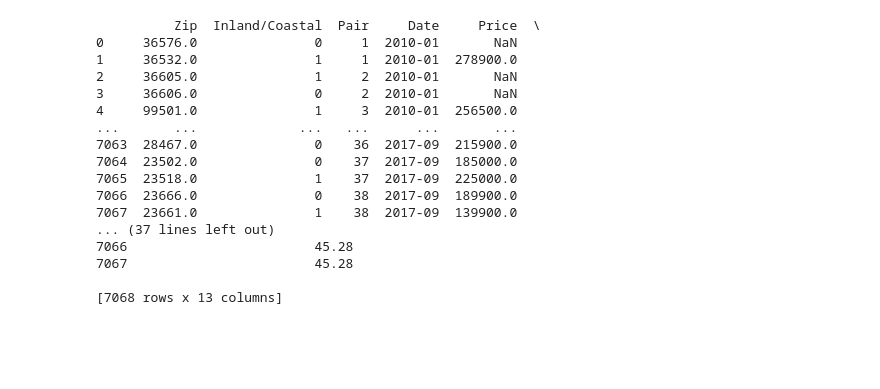
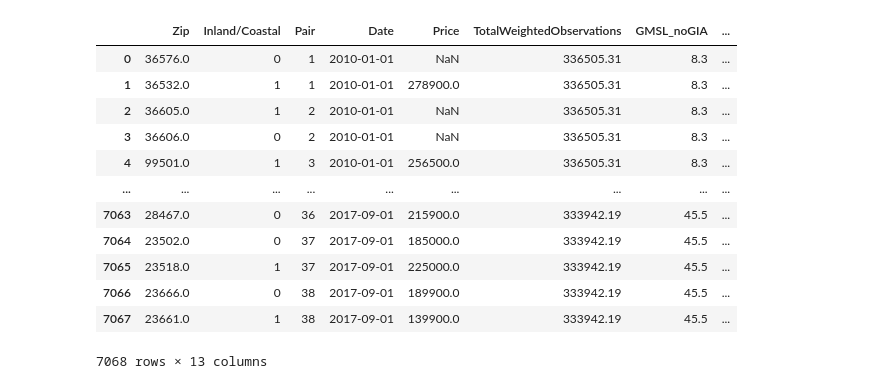
Before and after one commit to WilliamRoth82/BozandtheBozzers, a Jupyter notebook: Visualizations.ipynb, the cells around one changed output. Cells and saved outputs as stored; diff of their text form; code cells hidden in the pictures; blank space fills up the shorter version.

```diff
--- a/Visualizations.ipynb
+++ b/Visualizations.ipynb
@@ -3,25 +3,21 @@ import pandas as pd
 
 zip_sea = pd.read_csv('inputs/zip_sea.csv')
 # %%
-print(zip_sea)
+zip_sea
 # %% [output]
+|  | Zip | Inland/Coastal | Pair | Date | Price | TotalWeightedObservations | GMSL_noGIA | ... |
+| 0 | 36576.0 | 0 | 1 | 2010-01-01 | NaN | 336505.31 | 8.3 | ... |
+| 1 | 36532.0 | 1 | 1 | 2010-01-01 | 278900.0 | 336505.31 | 8.3 | ... |
+| 2 | 36605.0 | 1 | 2 | 2010-01-01 | NaN | 336505.31 | 8.3 | ... |
+| 3 | 36606.0 | 0 | 2 | 2010-01-01 | NaN | 336505.31 | 8.3 | ... |
+| 4 | 99501.0 | 1 | 3 | 2010-01-01 | 256500.0 | 336505.31 | 8.3 | ... |
+| ... | ... | ... | ... | ... | ... | ... | ... | ... |
+| 7063 | 28467.0 | 0 | 36 | 2017-09-01 | 215900.0 | 333942.19 | 45.5 | ... |
+| 7064 | 23502.0 | 0 | 37 | 2017-09-01 | 185000.0 | 333942.19 | 45.5 | ... |
+| 7065 | 23518.0 | 1 | 37 | 2017-09-01 | 225000.0 | 333942.19 | 45.5 | ... |
+| 7066 | 23666.0 | 0 | 38 | 2017-09-01 | 189900.0 | 333942.19 | 45.5 | ... |
+| 7067 | 23661.0 | 1 | 38 | 2017-09-01 | 139900.0 | 333942.19 | 45.5 | ... |
-          Zip  Inland/Coastal  Pair     Date     Price  \
-0     36576.0               0     1  2010-01       NaN
-1     36532.0               1     1  2010-01  278900.0
-2     36605.0               1     2  2010-01       NaN
-3     36606.0               0     2  2010-01       NaN
-4     99501.0               1     3  2010-01  256500.0
-...       ...             ...   ...      ...       ...
-7063  28467.0               0    36  2017-09  215900.0
-7064  23502.0               0    37  2017-09  185000.0
-7065  23518.0               1    37  2017-09  225000.0
-7066  23666.0               0    38  2017-09  189900.0
-7067  23661.0               1    38  2017-09  139900.0
-... (37 lines left out)
-7066                        45.28
-7067                        45.28
-
-[7068 rows x 13 columns]
+7068 rows × 13 columns
 # %%
 import pandas as pd
 import matplotlib.pyplot as plt
```
Also changed, not shown: parts of 7 cells of this notebook.
